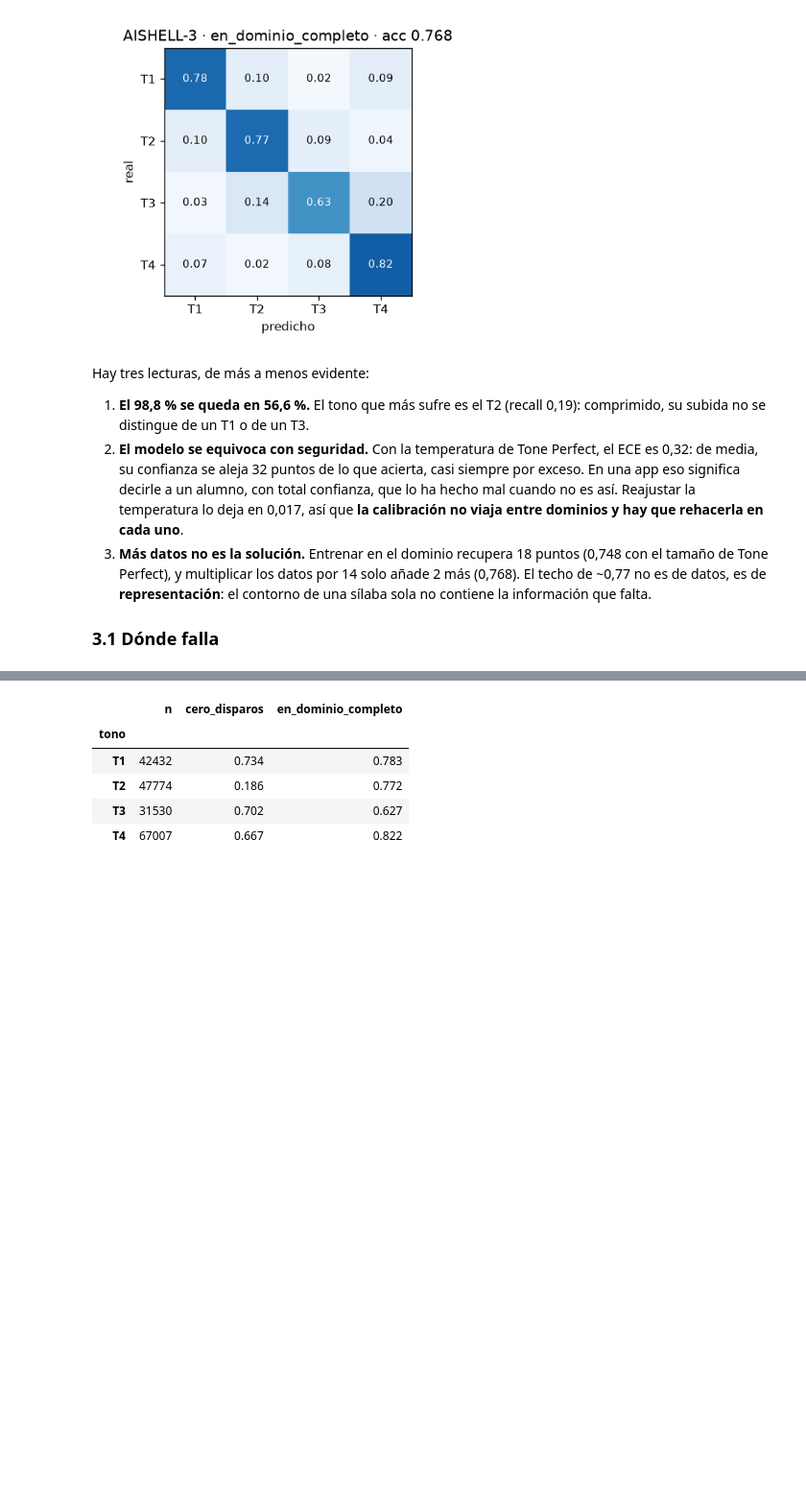
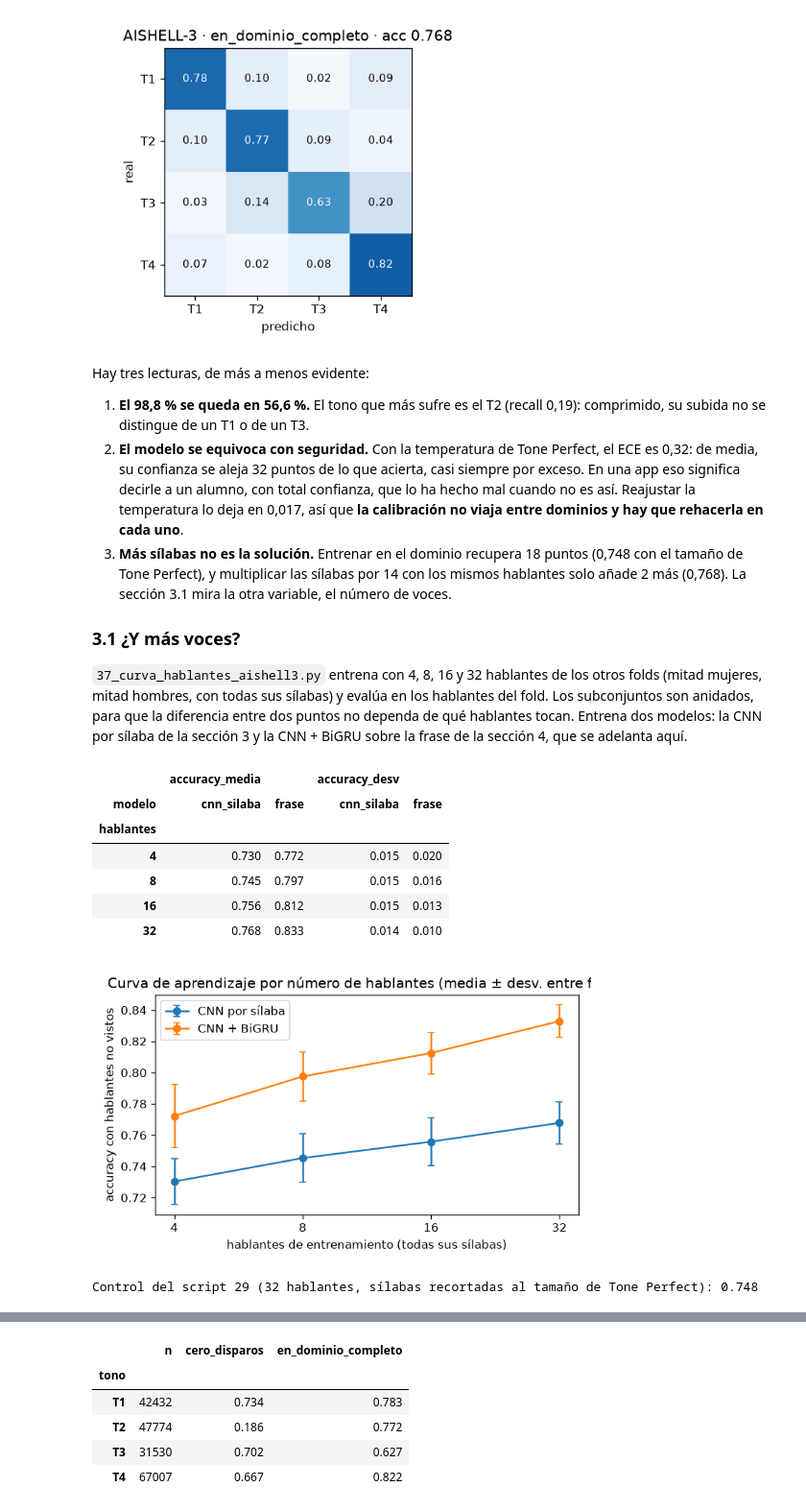
Before and after one commit to marinaxiuping/entrenador-tonos, a Jupyter notebook: notebooks/02_escalera_dominio.ipynb, the cells around one changed output, grey strips where cells are left out. Shown at 96% size. Saved outputs shown, nothing was run; the diff lists cells and outputs as text; code cells hidden in the pictures; blank space fills up the shorter version.

Commit message:
Auditoría, semillas, curva, OMPAL, DOCKER y cambio del diseño del front

```diff
--- a/notebooks/02_escalera_dominio.ipynb
+++ b/notebooks/02_escalera_dominio.ipynb
@@ -142,6 +145,25 @@ Hay tres lecturas, de más a menos evidente:
 
 1. **El 98,8 % se queda en 56,6 %.** El tono que más sufre es el T2 (recall 0,19): comprimido, su subida no se distingue de un T1 o de un T3.
 2. **El modelo se equivoca con seguridad.** Con la temperatura de Tone Perfect, el ECE es 0,32: de media, su confianza se aleja 32 puntos de lo que acierta, casi siempre por exceso. En una app eso significa decirle a un alumno, con total confianza, que lo ha hecho mal cuando no es así. Reajustar la temperatura lo deja en 0,017, así que **la calibración no viaja entre dominios y hay que rehacerla en cada uno**.
-3. **Más datos no es la solución.** Entrenar en el dominio recupera 18 puntos (0,748 con el tamaño de Tone Perfect), y multiplicar los datos por 14 solo añade 2 más (0,768). El techo de ~0,77 no es de datos, es de **representación**: el contorno de una sílaba sola no contiene la información que falta.
+3. **Más sílabas no es la solución.** Entrenar en el dominio recupera 18 puntos (0,748 con el tamaño de Tone Perfect), y multiplicar las sílabas por 14 con los mismos hablantes solo añade 2 más (0,768). La sección 3.1 mira la otra variable, el número de voces.
 
-### 3.1 Dónde falla
+### 3.1 ¿Y más voces?
+
+`37_curva_hablantes_aishell3.py` entrena con 4, 8, 16 y 32 hablantes de los otros folds (mitad mujeres, mitad hombres, con todas sus sílabas) y evalúa en los hablantes del fold. Los subconjuntos son anidados, para que la diferencia entre dos puntos no dependa de qué hablantes tocan. Entrena dos modelos: la CNN por sílaba de la sección 3 y la CNN + BiGRU sobre la frase de la sección 4, que se adelanta aquí.
+# %%
+curve = pd.read_csv(OUT / "curva_hablantes" / "resumen.csv")
+display(curve.pivot(index="hablantes", columns="modelo", values=["accuracy_media", "accuracy_desv"]))
+show(OUT / "curva_hablantes" / "curva_hablantes.png", width=520)
+domain = load_json(OUT / "aishell3" / "metrics.json")["condiciones"]
+print(f"Control del script 29 (32 hablantes, sílabas recortadas al tamaño de Tone Perfect): "
+      f"{domain['en_dominio_tamano_tp']['global']['accuracy']:.3f}")
+# %% [output]
+|  | accuracy_media |  | accuracy_desv |  |
+| modelo | cnn_silaba | frase | cnn_silaba | frase |
+| hablantes |  |  |  |  |
+| 4 | 0.730 | 0.772 | 0.015 | 0.020 |
+| 8 | 0.745 | 0.797 | 0.015 | 0.016 |
+| 16 | 0.756 | 0.812 | 0.015 | 0.013 |
+| 32 | 0.768 | 0.833 | 0.014 | 0.010 |
+[figure, added]
+Control del script 29 (32 hablantes, sílabas recortadas al tamaño de Tone Perfect): 0.748
```
Also changed, not shown: parts of 7 cells of this notebook, 53 other files.
